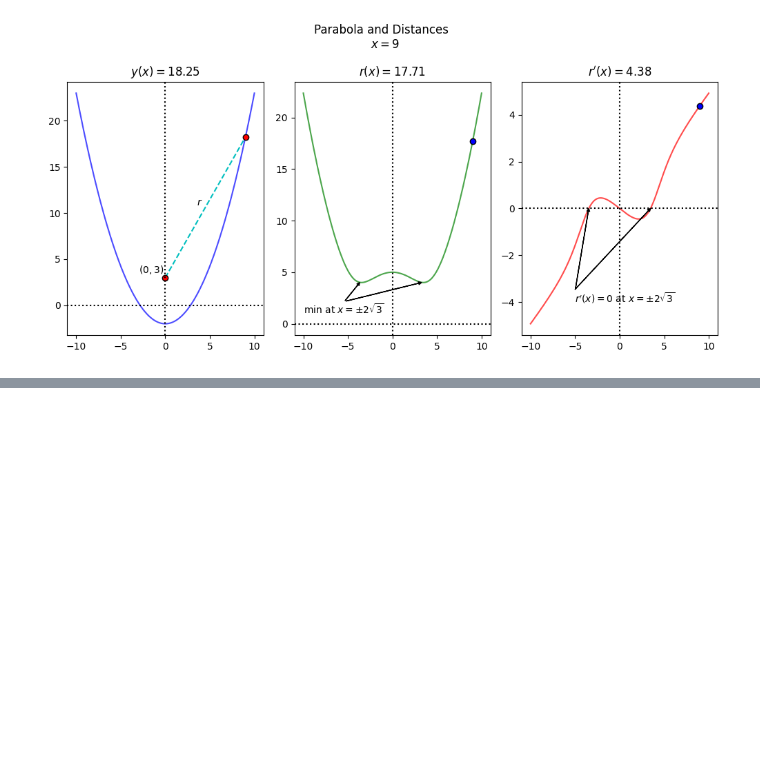
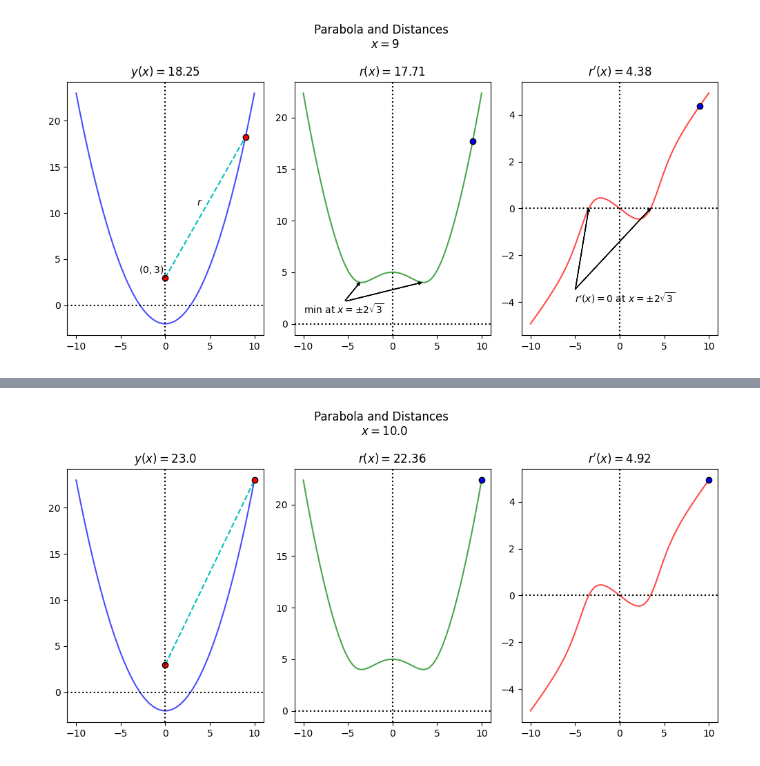
Before and after one commit to lubar1317/lessons-from-lu, a Jupyter notebook: calculus-concepts/related_rates.ipynb, the cells around one changed output, grey strips where cells are left out. Saved outputs shown, nothing was run; the diff lists cells and outputs as text; code cells hidden in the pictures; blank space fills up the shorter version.

```diff
--- a/calculus-concepts/related_rates.ipynb
+++ b/calculus-concepts/related_rates.ipynb
@@ -228,9 +226,90 @@ xmid1 = (x1+x0)/2
 ymid1 = (y1+y0)/2
 xmid2 = (x2+x0)/2
 ymid2 = (y2+y0)/2
+
+#below we find the coordinates for the extrema
 xmin1 = -2*np.sqrt(3)
 xmin2 = 2*np.sqrt(3)
 rmin = rOfX(xmin1)
 rp0 = 0
 rp1 = rPrime(xmin1)
 rp2 = rPrime(xmin2)
+
+"""
+Now we need to consider the number of frames needed
+for the animation. If we aim for a 30fps frame-rate in the
+interval (-10,10), this turns out to be around 120 frames
+or x values. This would give us 5 seconds of animation.
+"""
+
+#define the x for the animation
+xAni = np.linspace(-10, 10, 120) #the step is given by the interval divided by 120
+
+#evaluate the functions for each xAni
+yAni = parabola(xAni)
+rAni = rOfX(xAni)
+rPAni = rPrime(xAni)
+
+
+fig, ax = plt.subplots(1, 3, figsize=(10,5))
+
+#plot all the static functions as above, what will be updated are
+#just the moving coordinates
+ax[0].plot(x, parabola(x), color='b', alpha=0.7)
+
+
+#plot the distance
+ax[1].plot(x, rOfX(x), color='g', alpha=0.7)
+
+#plot the derivative
+ax[2].plot(x, rPrime(x), color='r', alpha=0.7)
+
+#empty arrays to update coordinate positions
+coor0, = ax[0].plot([], [], color='c',
+                    marker='o', markerfacecolor='r',
+                    markeredgecolor='k', ls='--')
+coor1, = ax[1].plot([], [], color='c',
+                    marker='o', markerfacecolor='b',
+                    markeredgecolor='k', ls='--')
+coor2, = ax[2].plot([], [], color='c',
+                    marker='o', markerfacecolor='b',
+                    markeredgecolor='k', ls='--')
+
+#template for printing the coordinate values on plot
+title0 = fig.suptitle("")
+title1 = ax[0].set_title("")
+title2 = ax[1].set_title("")
+title3 = ax[2].set_title("")
+
+for a in ax:
+    a.axhline(0, ls=':', color='k')
+    a.axvline(0, ls=":", color='k')
+
+def update(i):
+
+    thisx0 = [x0, xAni[i]]
+    thisy = [y0, yAni[i]]
+    thisx = [xAni[i]]
+    thisr = [rAni[i]]
+    thisrp = [rPAni[i]]
+
+    coor0.set_data(thisx0, thisy)
+    coor1.set_data(thisx, thisr)
+    coor2.set_data(thisx, thisrp)
+
+    title0.set_text('Parabola and Distances \n $x={}$'.format(np.round(xAni[i],2)))
+    title1.set_text('$y(x)= {}$'.format(np.round(yAni[i], 2)))
+    title2.set_text('$r(x) = {}$'.format(np.round(rAni[i], 2)))
+    title3.set_text("$r'(x) = {}$".format(np.round(rPAni[i], 2)))
+
+    fig.tight_layout()
+
+
+    ret = coor0, coor1, coor2, title0, title1, title2, title3
+    return ret
+
+ani = animation.FuncAnimation(
+    fig, update, len(xAni), interval=167, blit=True
+)
+ani.save('parabola-distance.gif', writer='Pillow', fps=30)
+# %% [output]
@@ -236,0 +317 @@ rp2 = rPrime(xmin2)
+[figure, added]
```
Also changed, not shown: parts of 2 cells of this notebook.
